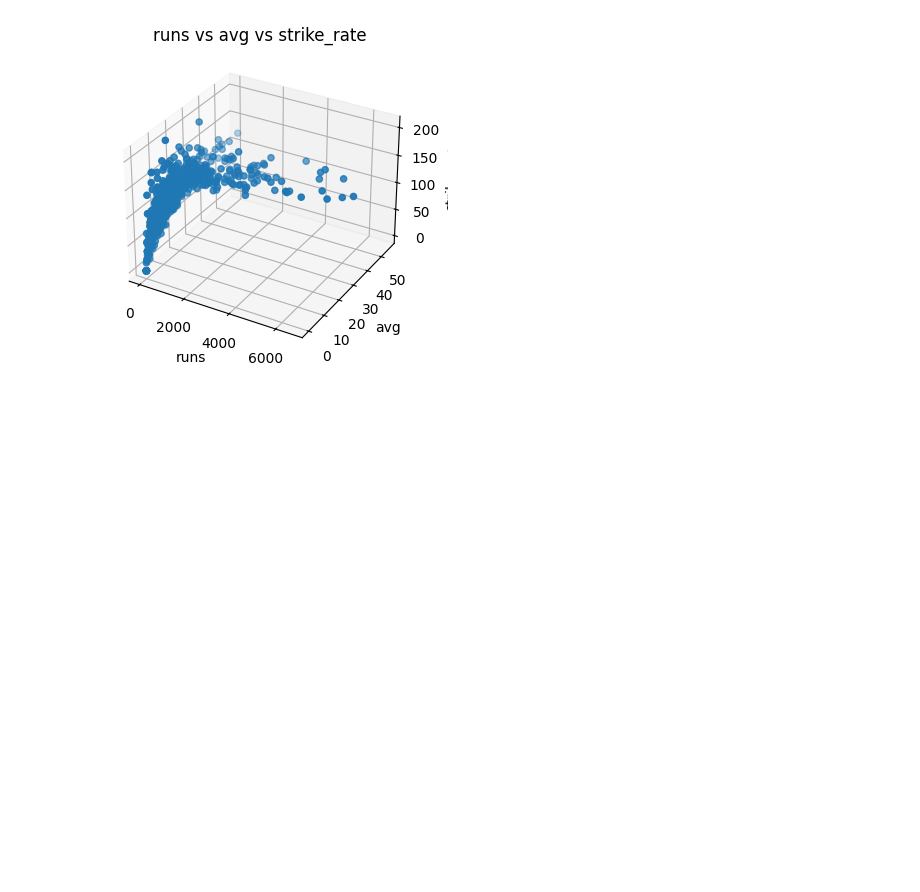
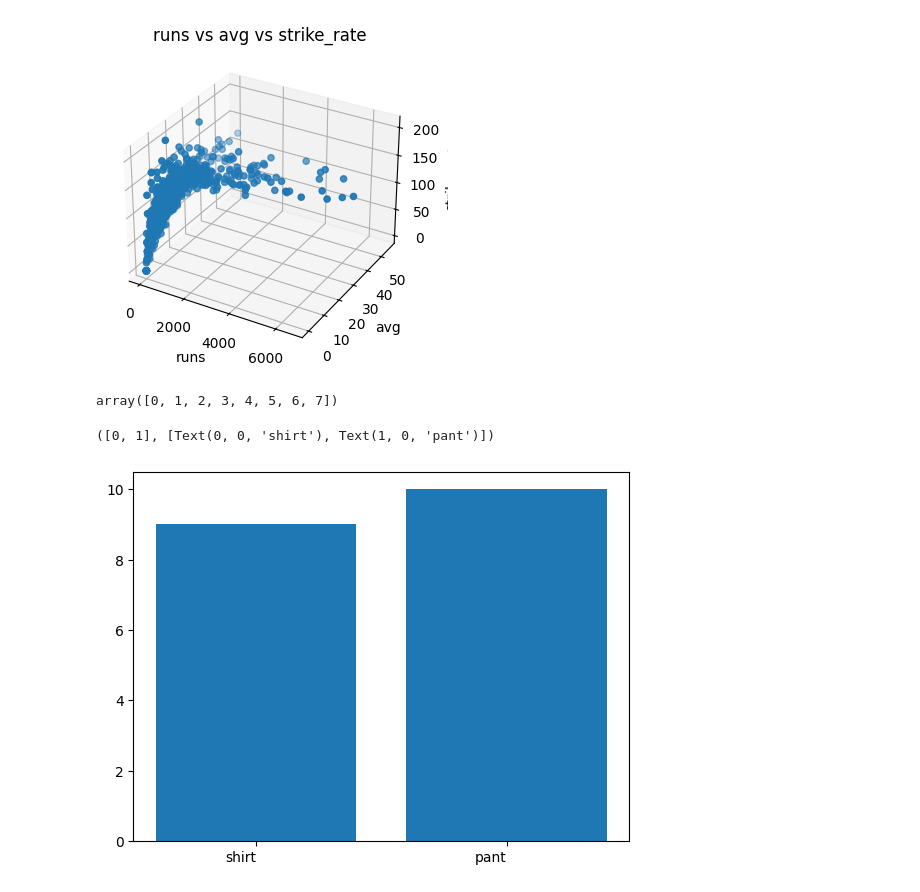
Before and after one commit to sthasarita/Matplotlib_Seaborn, a Jupyter notebook: Practice2.ipynb, the cells around one changed output. Drawn from its saved outputs; the diff is of its cells as text; code cells hidden in the pictures; blank space fills up the shorter version.

```diff
--- a/Practice2.ipynb
+++ b/Practice2.ipynb
@@ -216,3 +216,13 @@ ax.set_zlabel("strike_rate")
 plt.show()
 # %% [output]
 [figure]
+# %%
+np.arange(8)
+# %% [output]
+array([0, 1, 2, 3, 4, 5, 6, 7])
+# %%
+plt.bar(["shirt", "pant"], [9,10])
+plt.xticks(ha = 'right')
+# %% [output]
+([0, 1], [Text(0, 0, 'shirt'), Text(1, 0, 'pant')])
+[figure, added]
```
Also changed, not shown: parts of 2 cells of this notebook, 5 other files.
